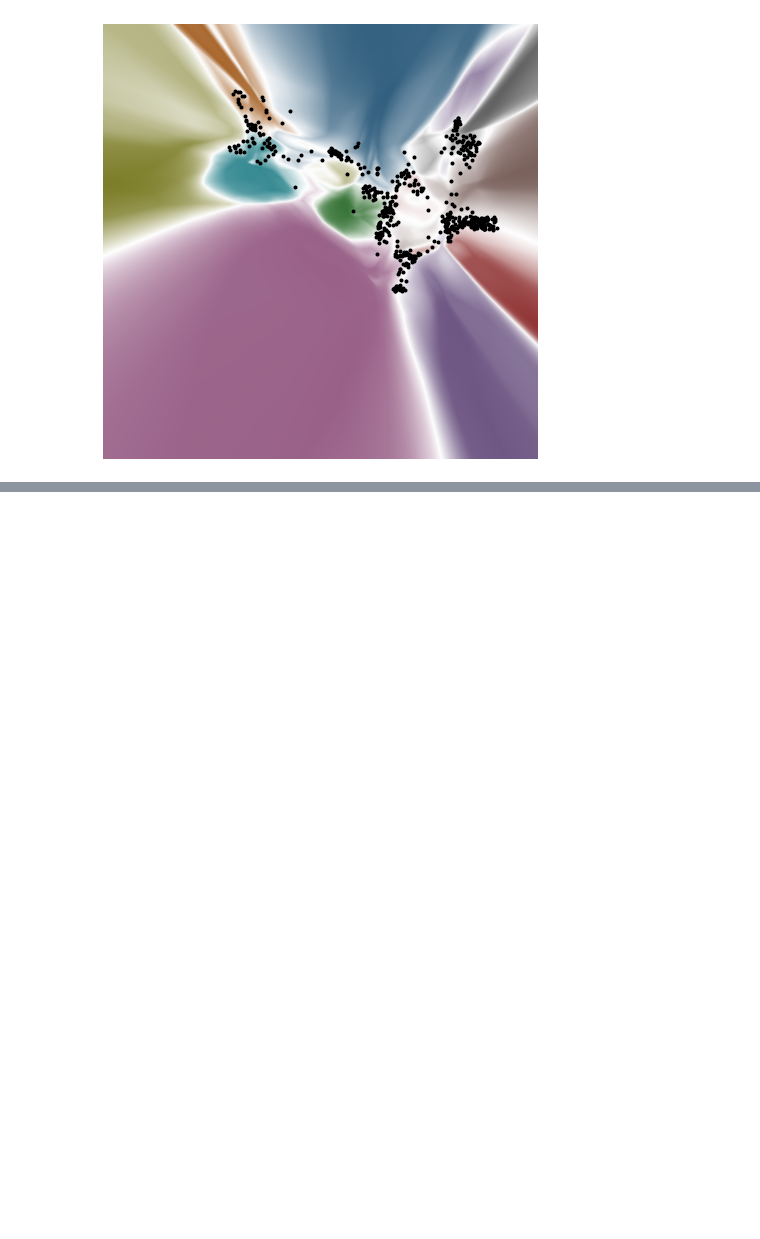
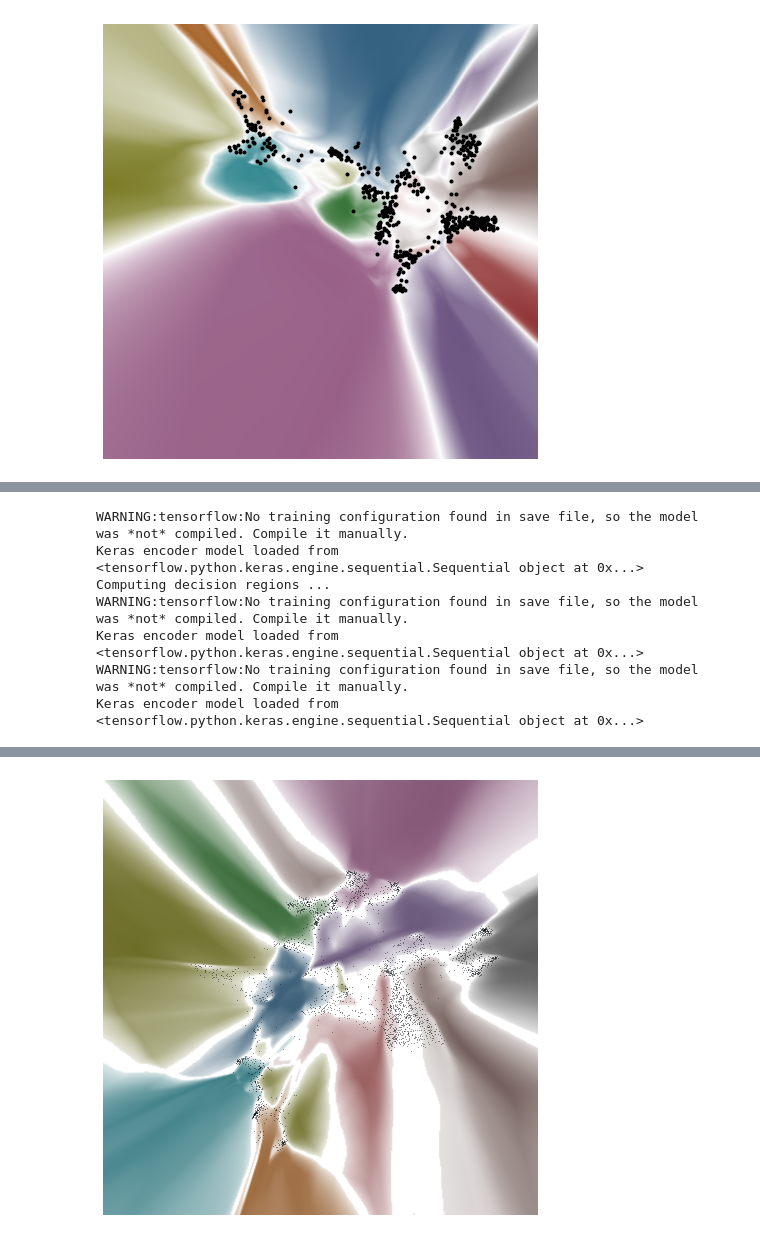
Before and after one commit to xianglinyang/DeepVisualInsight, a Jupyter notebook: verify/notebook/RQ_B_lying_on_Boundary.ipynb, the cells around one changed output, grey strips where cells are left out. Drawn from its saved outputs; the diff is of its cells as text; code cells hidden in the pictures; blank space fills up the shorter version.

```diff
--- a/verify/notebook/RQ_B_lying_on_Boundary.ipynb
+++ b/verify/notebook/RQ_B_lying_on_Boundary.ipynb
@@ -708,0 +710,10 @@ sys.path.remove(content_path)
+# %%
+content_path = "E:\\DVI_exp_data\\RQ1\\test"
+sys.path.append(content_path)
+
+from Model.model import *
+net = resnet18()
+classes = ("airplane", "car", "bird", "cat", "deer", "dog", "frog", "horse", "ship", "truck")
+
+mms = MMS(content_path, net, 100, 100, 1, 512, 10, classes, cmap="tab10", resolution=400, neurons=256,
+          verbose=1, temporal=False, split=-1, advance_border_gen=True, attack_device="cuda:0")
@@ -708,0 +722,3 @@ sys.path.remove(content_path)
+# %%
+# hyperparameters
+EPOCH = 100
@@ -708,0 +792,16 @@ sys.path.remove(content_path)
+# %%
+#2. true samples on boundaries
+
+training_data = mms.training_data
+train_data = mms.get_representation_data(EPOCH, training_data)
+
+preds = mms.get_pred(EPOCH, train_data)
+preds = preds + 1e-8
+
+sort_preds = np.sort(preds)
+diff = (sort_preds[:, -1] - sort_preds[:, -2]) / (sort_preds[:, -1] - sort_preds[:, 0])
+
+border = np.zeros(len(diff), dtype=np.bool)
+border[diff < 0.1] = 1
+s = np.sum(border)
+s
@@ -708,0 +845,14 @@ sys.path.remove(content_path)
+# %%
+#visualize
+img_save_location = os.path.join(mms.content_path, "img")
+
+mms.customize_visualize(EPOCH, train_data[border], None, None, None,
+                        os.path.join(img_save_location, "RQ_42_{:d}".format(EPOCH)), np.arange(-s, 0, 1))
+# %% [output]
+WARNING:tensorflow:No training configuration found in save file, so the model was *not* compiled. Compile it manually.
+Keras encoder model loaded from <tensorflow.python.keras.engine.sequential.Sequential object at 0x...>
+Computing decision regions ...
+WARNING:tensorflow:No training configuration found in save file, so the model was *not* compiled. Compile it manually.
+Keras encoder model loaded from <tensorflow.python.keras.engine.sequential.Sequential object at 0x...>
+WARNING:tensorflow:No training configuration found in save file, so the model was *not* compiled. Compile it manually.
+Keras encoder model loaded from <tensorflow.python.keras.engine.sequential.Sequential object at 0x...>
@@ -708,0 +861 @@ sys.path.remove(content_path)
+[figure, added]
```
Also changed, not shown: parts of 19 cells of this notebook, 2 other files.
